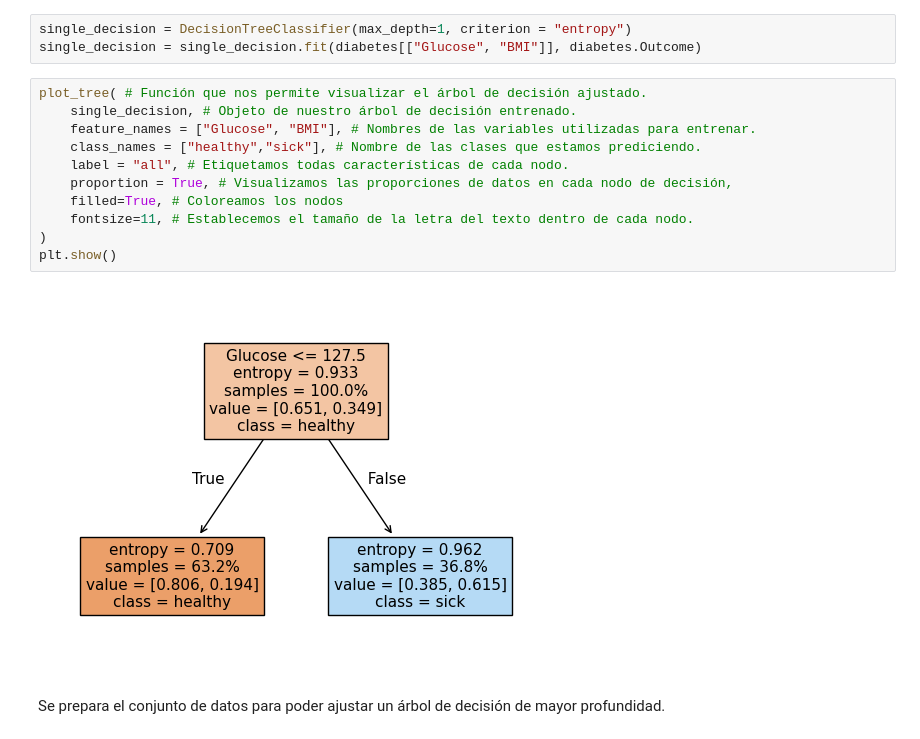
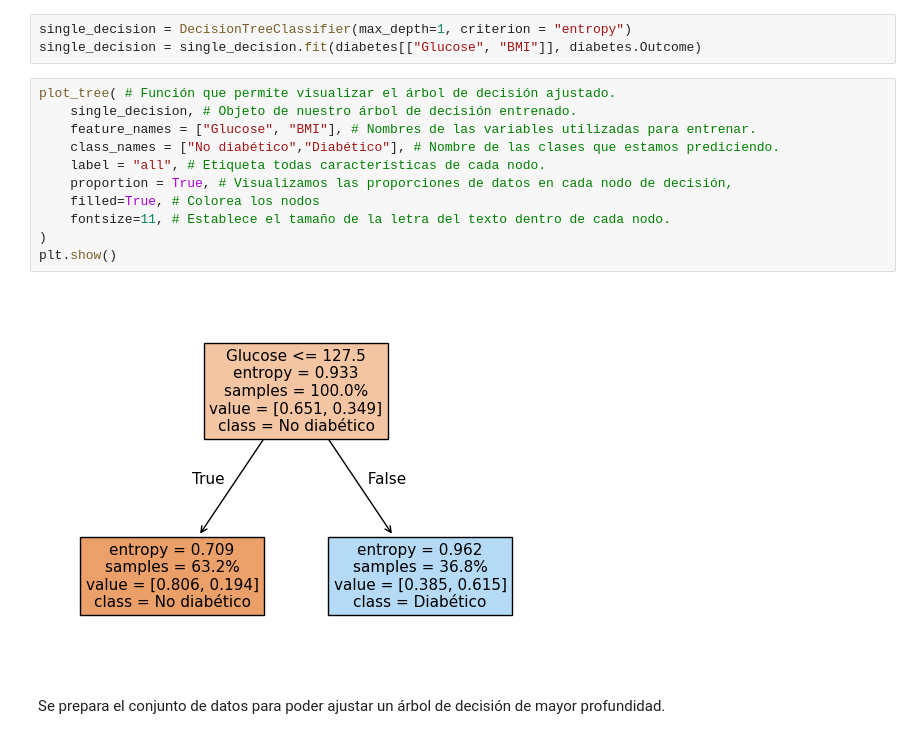
Before and after one commit to JaznaLaProfe/Mineria_de_datos, a Jupyter notebook: notebooks/9_BIY7121_Árbol_de_decisión.ipynb, the cells around one changed output. Cells and saved outputs as stored; diff of their text form.

```diff
--- a/notebooks/9_BIY7121_Árbol_de_decisión.ipynb
+++ b/notebooks/9_BIY7121_Árbol_de_decisión.ipynb
@@ -256,18 +256,18 @@ Se utiliza la implementación del árbol de decisión de sklearn para calcular l
 single_decision = DecisionTreeClassifier(max_depth=1, criterion = "entropy")
 single_decision = single_decision.fit(diabetes[["Glucose", "BMI"]], diabetes.Outcome)
 # %%
-plot_tree( # Función que nos permite visualizar el árbol de decisión ajustado.
+plot_tree( # Función que permite visualizar el árbol de decisión ajustado.
     single_decision, # Objeto de nuestro árbol de decisión entrenado.
     feature_names = ["Glucose", "BMI"], # Nombres de las variables utilizadas para entrenar.
-    class_names = ["healthy","sick"], # Nombre de las clases que estamos prediciendo.
-    label = "all", # Etiquetamos todas características de cada nodo.
+    class_names = ["No diabético","Diabético"], # Nombre de las clases que estamos prediciendo.
+    label = "all", # Etiqueta todas características de cada nodo.
     proportion = True, # Visualizamos las proporciones de datos en cada nodo de decisión,
-    filled=True, # Coloreamos los nodos
-    fontsize=11, # Establecemos el tamaño de la letra del texto dentro de cada nodo.
+    filled=True, # Colorea los nodos
+    fontsize=11, # Establece el tamaño de la letra del texto dentro de cada nodo.
 )
 plt.show()
 # %% [output]
-[figure, old version]
+[figure, new version]
 # %% [markdown]
 Se prepara el conjunto de datos para poder ajustar un árbol de decisión de mayor profundidad.
 # %%
```
Also changed, not shown: parts of 19 cells of this notebook.
